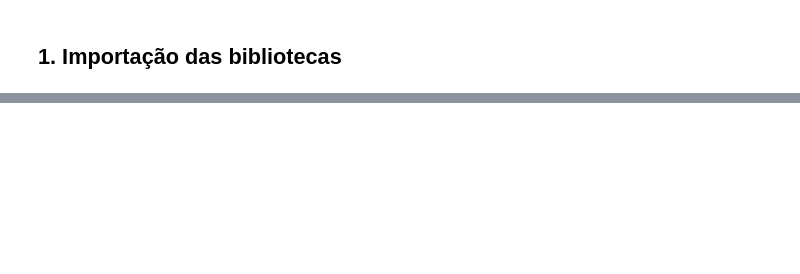
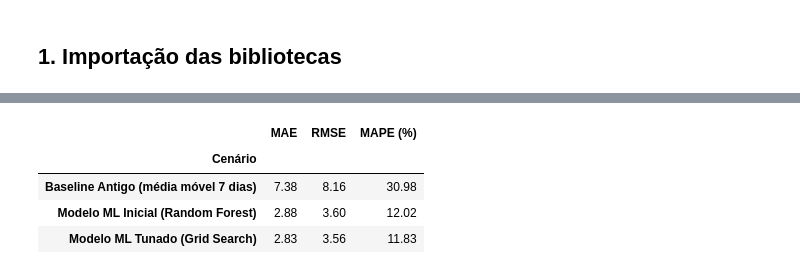
Before and after one commit to matheusesdev/mecaniQA-salvador, a Jupyter notebook: notebooks/oat3_pipeline_preditivo.ipynb, the cells around one changed output, grey strips where cells are left out. Drawn from its saved outputs; the diff is of its cells as text; code cells hidden in the pictures; blank space fills up the shorter version.

```diff
--- a/notebooks/oat3_pipeline_preditivo.ipynb
+++ b/notebooks/oat3_pipeline_preditivo.ipynb
@@ -505,0 +154,6 @@ display(
+# %%
+baseline_naive = serie.ffill().shift(1)
+baseline_ma7 = serie.shift(1).rolling(window=7, min_periods=7).mean()
+
+naive_teste = baseline_naive.reindex(y_test.index)
+ma7_teste = baseline_ma7.reindex(y_test.index)
@@ -505,0 +314,27 @@ display(
+# %%
+if busca_grid.best_score_ >= busca_random.best_score_:
+    nome_tunado = "Modelo ML Tunado (Grid Search)"
+    modelo_tunado = busca_grid.best_estimator_
+else:
+    nome_tunado = "Modelo ML Tunado (Random Search)"
+    modelo_tunado = busca_random.best_estimator_
+
+previsao_tunado = modelo_tunado.predict(X_test)
+
+cenarios = {
+    "Baseline Antigo (média móvel 7 dias)": ma7_teste,
+    "Modelo ML Inicial (Random Forest)": previsao_rf,
+    nome_tunado: previsao_tunado,
+}
+
+metricas_finais = pd.DataFrame(
+    {nome: motor_metricas(y_test, previsao) for nome, previsao in cenarios.items()}
+).T
+metricas_finais.index.name = "Cenário"
+display(metricas_finais.round(2))
+# %% [output]
+|  | MAE | RMSE | MAPE (%) |
+| Cenário |  |  |  |
+| Baseline Antigo (média móvel 7 dias) | 7.38 | 8.16 | 30.98 |
+| Modelo ML Inicial (Random Forest) | 2.88 | 3.60 | 12.02 |
+| Modelo ML Tunado (Grid Search) | 2.83 | 3.56 | 11.83 |
```
Also changed, not shown: parts of 58 cells of this notebook, 1 other file.
